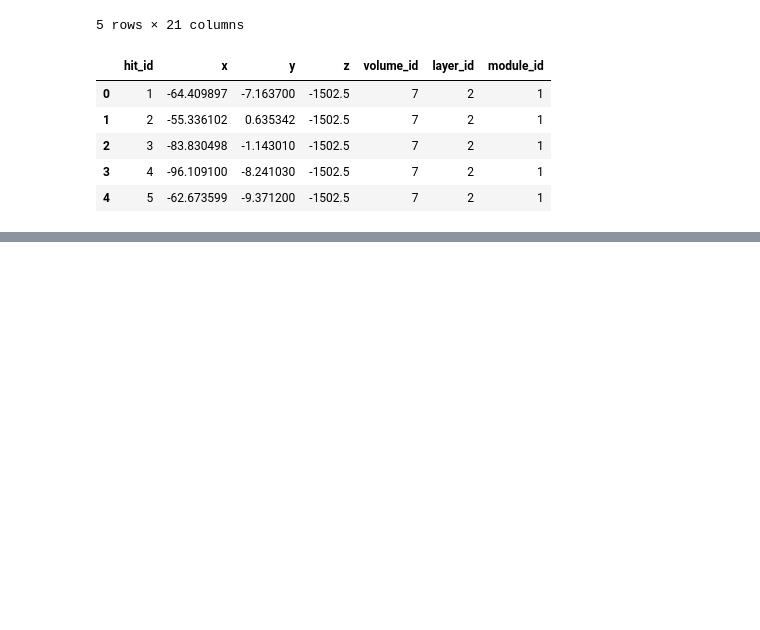
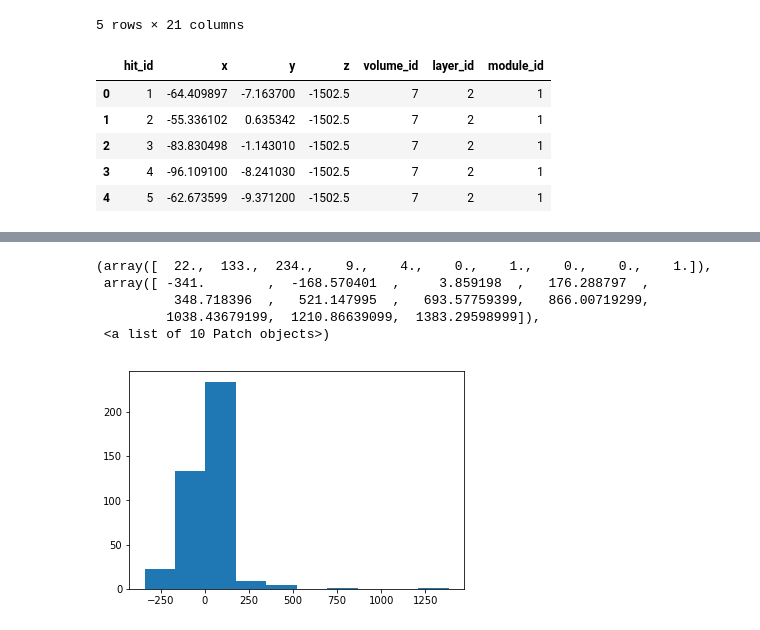
Before and after one commit to sqrider/MATH189_FINAL_PROJ, a Jupyter notebook: Trajectories.ipynb, the cells around one changed output, grey strips where cells are left out. Saved outputs shown, nothing was run; the diff lists cells and outputs as text; code cells hidden in the pictures; blank space fills up the shorter version.

```diff
--- a/Trajectories.ipynb
+++ b/Trajectories.ipynb
@@ -239,0 +254,9 @@ NameError: name 'detector_id' is not defined
+# %%
+plt.hist(dots_in)
+# %% [output]
+(array([  22.,  133.,  234.,    9.,    4.,    0.,    1.,    0.,    0.,    1.]),
+ array([ -341.        ,  -168.570401  ,     3.859198  ,   176.288797  ,
+          348.718396  ,   521.147995  ,   693.57759399,   866.00719299,
+         1038.43679199,  1210.86639099,  1383.29598999]),
+ <a list of 10 Patch objects>)
+[figure, added]
```
Also changed, not shown: parts of 23 cells of this notebook.
